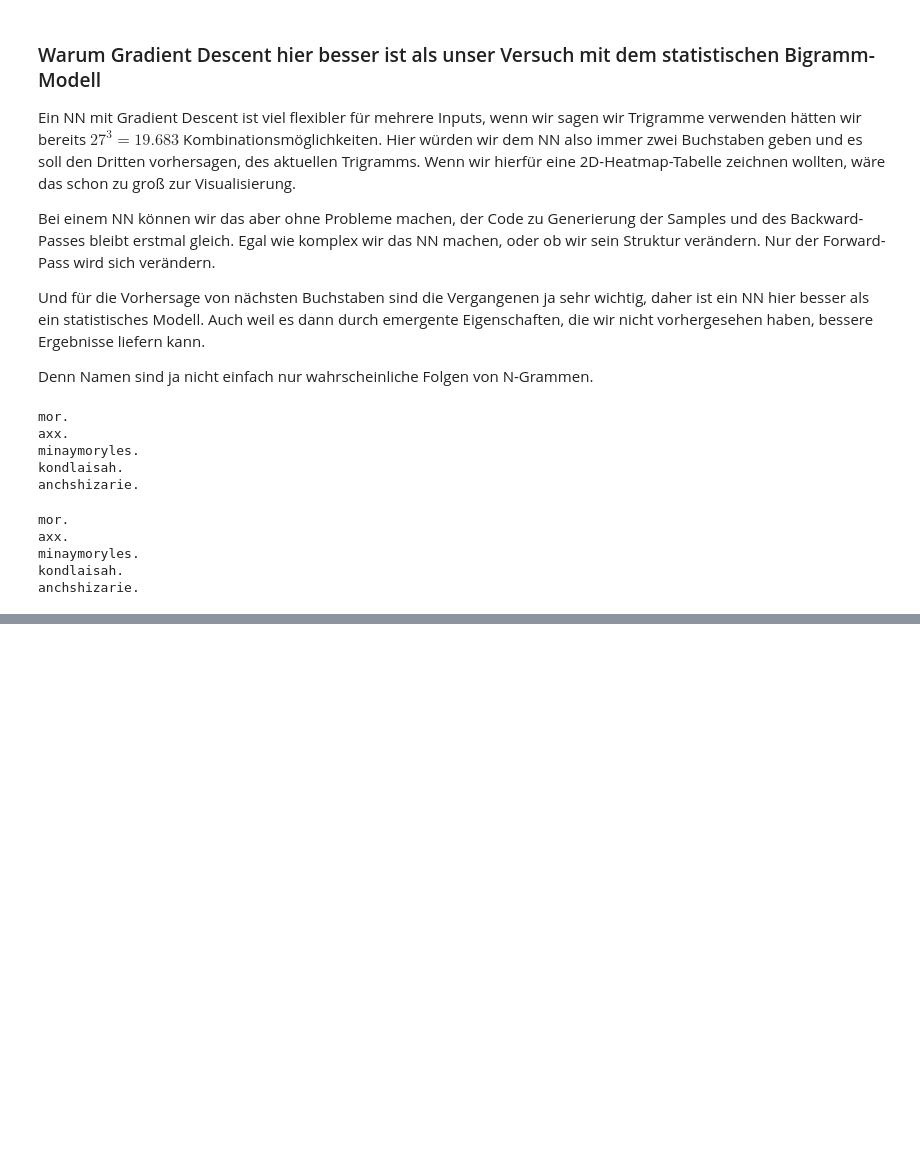
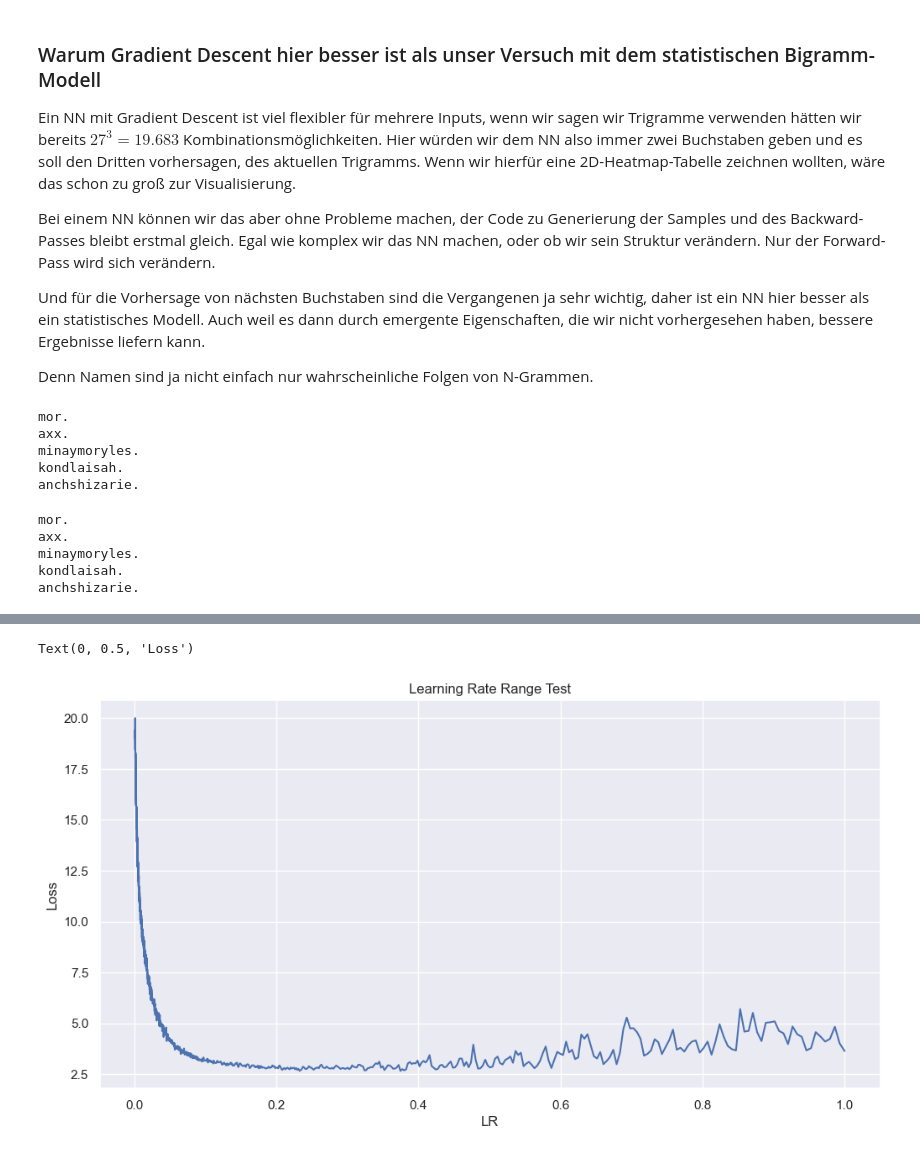
Before and after one commit to Road2Nohand/makemore, a Jupyter notebook: makemore.ipynb, the cells around one changed output, grey strips where cells are left out. Saved outputs shown, nothing was run; the diff lists cells and outputs as text; code cells hidden in the pictures; blank space fills up the shorter version.

```diff
--- a/makemore.ipynb
+++ b/makemore.ipynb
@@ -1346,0 +1872,19 @@ anchshizarie.
+# %%
+for i in range(100):
+    # forward Pass
+    emb = C[X] # Embedding (32, 3, 2)
+    a = torch.tanh(emb.view(emb.shape[0], 6) @ W1 + b1) # Hidden Layer (32, 100)
+    logits = a @ W2 + b2 # Output Layer (32, 27)
+    loss = F.cross_entropy(logits, Y)
+
+    if i % 10 == 0:
+        print(loss.item())
+
+    # backward Pass
+    for p in parameters:
+        p.grad = None
+    loss.backward()
+
+    # Update Parameters
+    for p in parameters:
+        p.data += -0.1 * p.grad
@@ -1346,0 +1955,7 @@ anchshizarie.
+# %%
+# Performance auf dem gesamten Set:
+emb = C[X] # Embedding (X.shape[0], 3, 2)
+a = torch.tanh(emb.view(emb.shape[0], 6) @ W1 + b1) # Hidden Layer (X.shape[0], 100)
+logits = a @ W2 + b2 # Output Layer (X.shape[0], 27)
+loss = F.cross_entropy(logits, Y)
+loss.item()
@@ -1346,0 +2048,9 @@ anchshizarie.
+# %%
+plt.figure(figsize=(12, 6))
+plt.plot(lri, lossi)
+plt.title("Learning Rate Range Test")
+plt.xlabel("LR")
+plt.ylabel("Loss")
+# %% [output]
+Text(0, 0.5, 'Loss')
+[figure, added]
```
Also changed, not shown: parts of 108 cells of this notebook, 1 other file.
